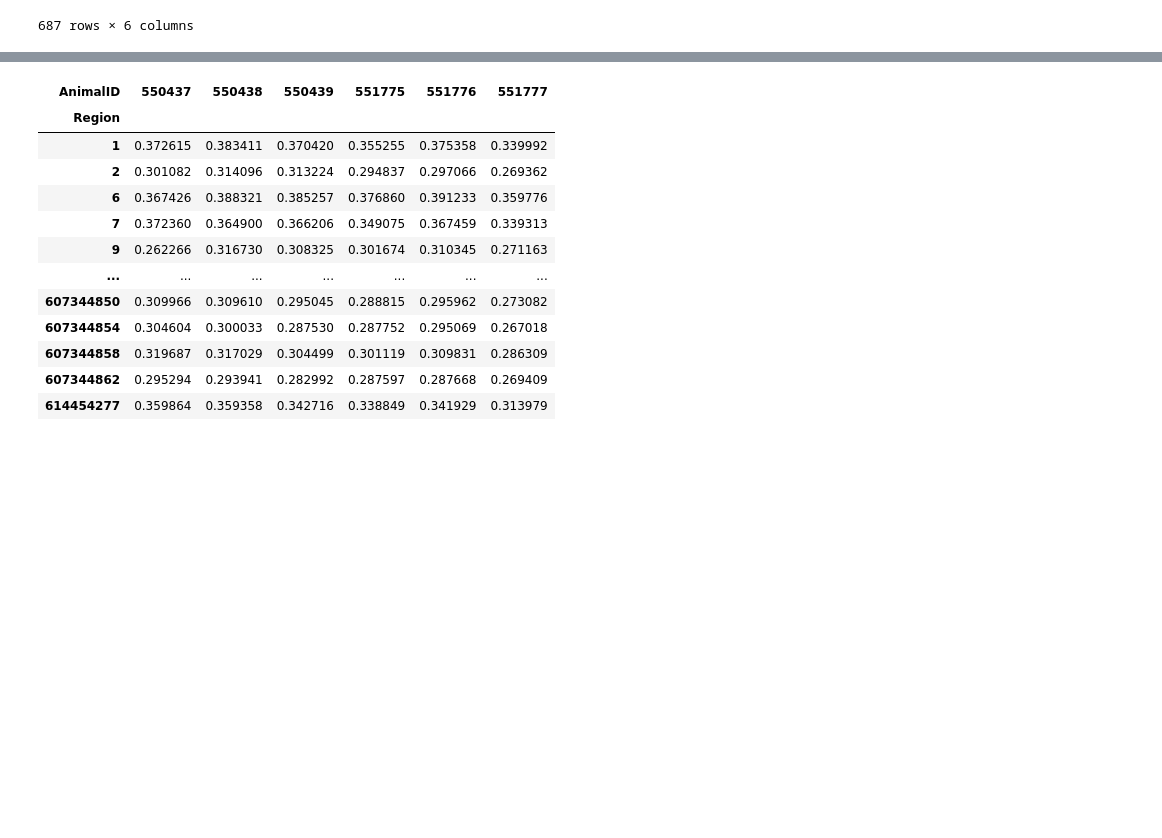
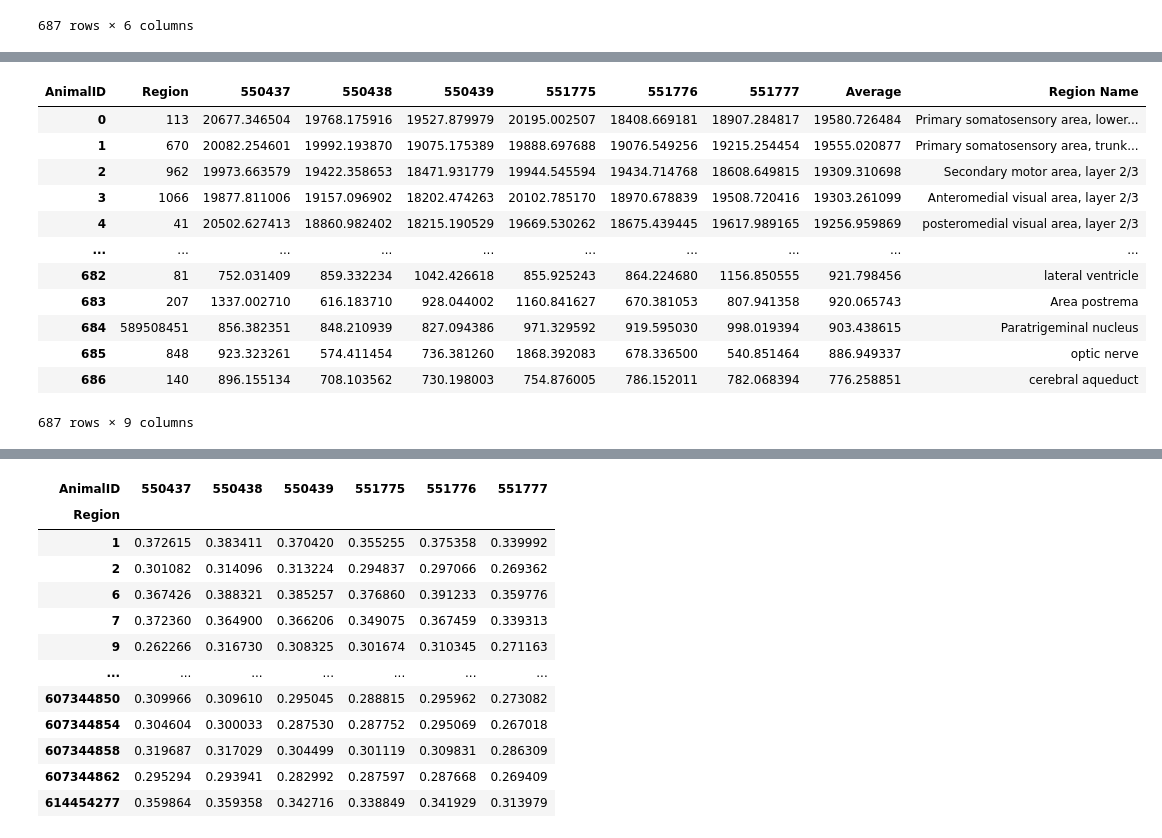
Before and after one commit to boazmohar/DELTA_iDISCO, a Jupyter notebook: src/MouseCity.ipynb, the cells around one changed output, grey strips where cells are left out. Drawn from its saved outputs; the diff is of its cells as text; code cells hidden in the pictures; blank space fills up the shorter version.

```diff
--- a/src/MouseCity.ipynb
+++ b/src/MouseCity.ipynb
@@ -144,3 +144,11 @@ Pulse
 687 rows × 6 columns
 # %%
 Fraction_Pulse = Pulse/(Chase+Pulse)
+# %%
+Sum = Pulse + Chase
+Sum['Average'] = Sum.mean(axis=1)
+
+# Sort the DataFrame based on the average values
+Sum_sorted = Sum.sort_values(by='Average', ascending=False)
+
+Sum_sorted = Sum_sorted.reset_index()
@@ -146,0 +171,4 @@ Fraction_Pulse = Pulse/(Chase+Pulse)
+# %%
+
+current_dir = os.path.dirname(os.getcwd().replace('src', ''))
+file_path = os.path.join(r'U:\DELTA_iDISCO\paramaters', 'Allen10.csv')
@@ -146,0 +191,37 @@ Fraction_Pulse = Pulse/(Chase+Pulse)
+# %%
+dataframe = pd.read_csv(file_path)
+id_name_mapping = dict(zip(dataframe['id'], dataframe['name']))
+# %%
+# Initialize an empty list to store region names
+region_names = []
+
+# Iterate over each region in the Sum_sorted DataFrame
+for region_id in Sum_sorted['Region']:
+    try:
+        # Get the region name using the atlas
+        region_name = id_name_mapping[region_id]
+    except:
+        # Handle the case where the region ID is not found in the atlas
+        region_name = 'Unknown'
+    # Append the region name to the list
+    region_names.append(region_name)
+
+# Add the region names to the Sum_sorted DataFrame
+Sum_sorted['Region Name'] = region_names
+
+# Print the updated DataFrame for debugging
+Sum_sorted
+# %% [output]
+| AnimalID | Region | 550437 | 550438 | 550439 | 551775 | 551776 | 551777 | Average | Region Name |
+| 0 | 113 | 20677.346504 | 19768.175916 | 19527.879979 | 20195.002507 | 18408.669181 | 18907.284817 | 19580.726484 | Primary somatosensory area, lower... |
+| 1 | 670 | 20082.254601 | 19992.193870 | 19075.175389 | 19888.697688 | 19076.549256 | 19215.254454 | 19555.020877 | Primary somatosensory area, trunk... |
+| 2 | 962 | 19973.663579 | 19422.358653 | 18471.931779 | 19944.545594 | 19434.714768 | 18608.649815 | 19309.310698 | Secondary motor area, layer 2/3 |
+| 3 | 1066 | 19877.811006 | 19157.096902 | 18202.474263 | 20102.785170 | 18970.678839 | 19508.720416 | 19303.261099 | Anteromedial visual area, layer 2/3 |
+| 4 | 41 | 20502.627413 | 18860.982402 | 18215.190529 | 19669.530262 | 18675.439445 | 19617.989165 | 19256.959869 | posteromedial visual area, layer 2/3 |
+| ... | ... | ... | ... | ... | ... | ... | ... | ... | ... |
+| 682 | 81 | 752.031409 | 859.332234 | 1042.426618 | 855.925243 | 864.224680 | 1156.850555 | 921.798456 | lateral ventricle |
+| 683 | 207 | 1337.002710 | 616.183710 | 928.044002 | 1160.841627 | 670.381053 | 807.941358 | 920.065743 | Area postrema |
+| 684 | 589508451 | 856.382351 | 848.210939 | 827.094386 | 971.329592 | 919.595030 | 998.019394 | 903.438615 | Paratrigeminal nucleus |
+| 685 | 848 | 923.323261 | 574.411454 | 736.381260 | 1868.392083 | 678.336500 | 540.851464 | 886.949337 | optic nerve |
+| 686 | 140 | 896.155134 | 708.103562 | 730.198003 | 754.876005 | 786.152011 | 782.068394 | 776.258851 | cerebral aqueduct |
+687 rows × 9 columns
```
Also changed, not shown: parts of 24 cells of this notebook, 2 other files.
